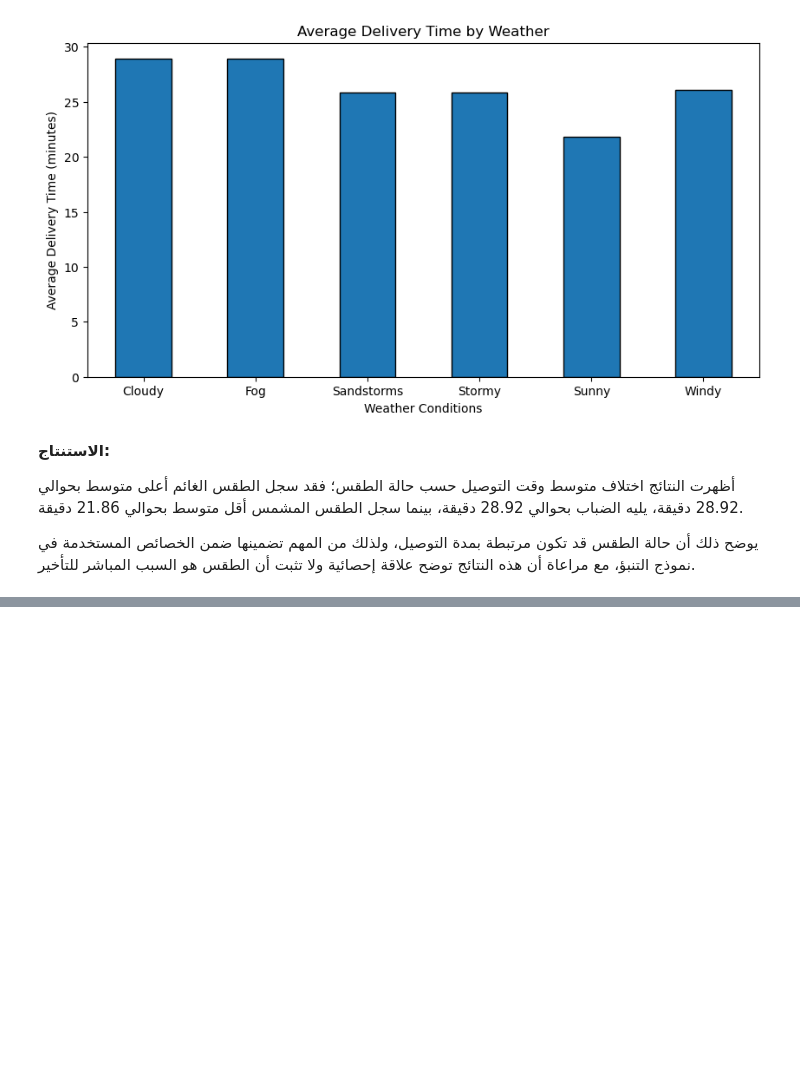
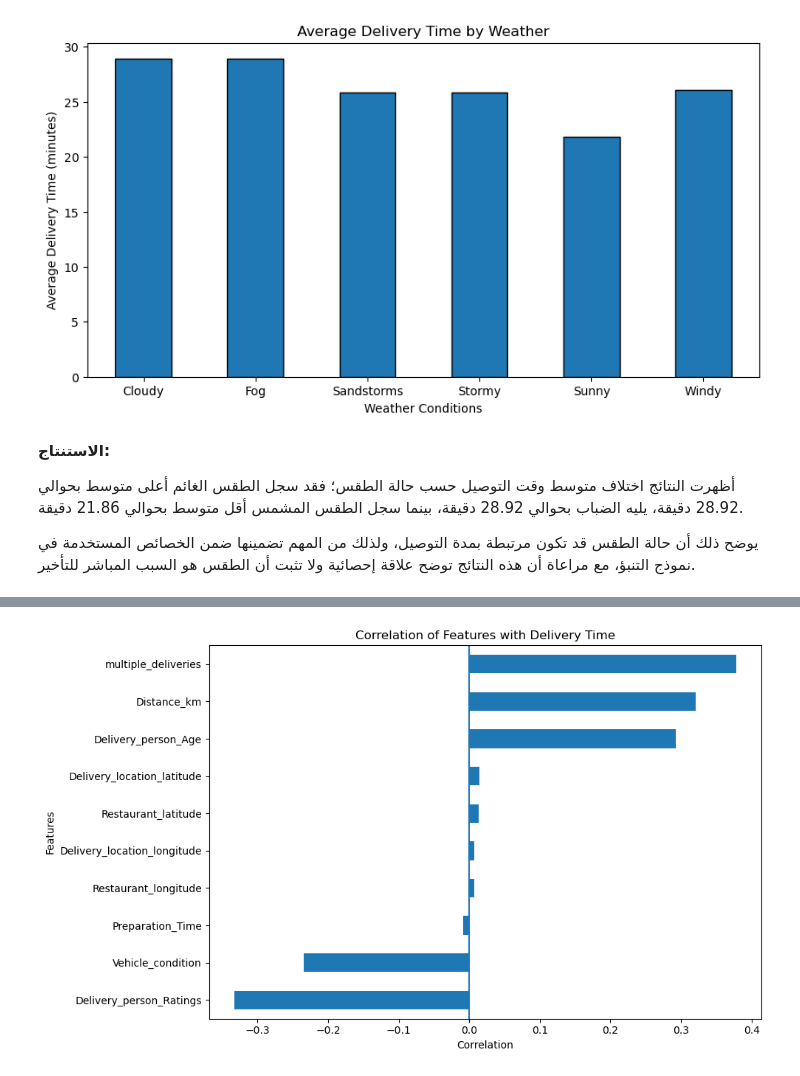
Before and after one commit to rhf433567-commits/Smart-Food-Delivery, a Jupyter notebook: notebook.ipynb, the cells around one changed output, grey strips where cells are left out. Cells and saved outputs as stored; diff of their text form; code cells hidden in the pictures; blank space fills up the shorter version.

```diff
--- a/notebook.ipynb
+++ b/notebook.ipynb
@@ -781,0 +1207,11 @@ plt.show()
+# %%
+# تعويض القيم المفقودة في عمود الطقس بفئة Unknown
+df_clean["Weatherconditions"] = df_clean["Weatherconditions"].fillna("Unknown")
+
+# عرض توزيع حالات الطقس بعد معالجة القيم المفقودة
+print("توزيع حالات الطقس بعد التنظيف:")
+print(df_clean["Weatherconditions"].value_counts())
+
+# التحقق من عدم وجود قيم مفقودة في عمود الطقس
+print("\nعدد القيم المفقودة:")
+print(df_clean["Weatherconditions"].isna().sum())
@@ -781,0 +2091,13 @@ plt.show()
+# %%
+# حساب ارتباط الخصائص الرقمية بوقت التوصيل
+numeric_features = df_clean.select_dtypes(include=["int64", "float64"])
+
+correlation_with_target = numeric_features.corr()["Time_taken(min)"]
+
+# ترتيب الخصائص حسب قوة الارتباط
+correlation_with_target = correlation_with_target.drop(
+    "Time_taken(min)"
+).sort_values(ascending=False)
+
+print("ارتباط الخصائص الرقمية بوقت التوصيل:")
+print(correlation_with_target)
@@ -781,0 +2127,16 @@ plt.show()
+# %%
+# رسم ارتباط الخصائص الرقمية بوقت التوصيل
+plt.figure(figsize=(10, 6))
+
+correlation_with_target.sort_values().plot(
+    kind="barh"
+)
+
+plt.title("Correlation of Features with Delivery Time")
+plt.xlabel("Correlation")
+plt.ylabel("Features")
+plt.axvline(0)
+plt.tight_layout()
+plt.show()
+# %% [output]
+[figure, added]
```
Also changed, not shown: parts of 61 cells of this notebook.
